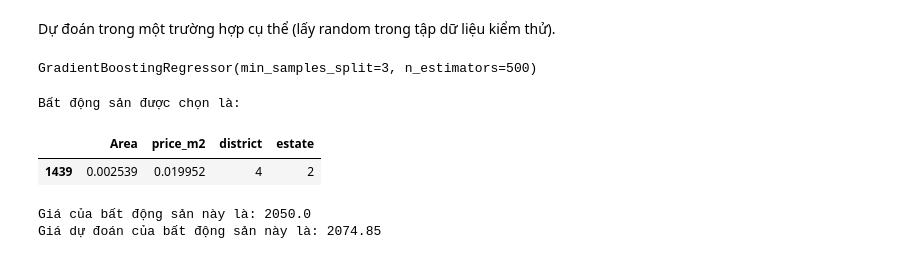
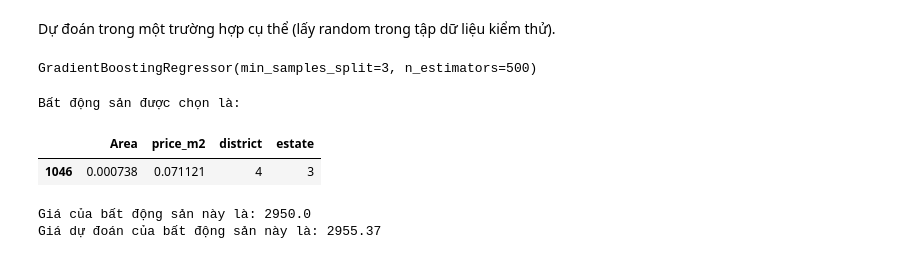
Before and after one commit to jthanh8144/FinalEssayDataScience, a Jupyter notebook: main.ipynb, the cells around one changed output. Drawn from its saved outputs; the diff is of its cells as text; code cells hidden in the pictures.

```diff
--- a/main.ipynb
+++ b/main.ipynb
@@ -617,20 +617,20 @@ model_case.fit(standard_x_train, standard_y_train)
 # %% [output]
 GradientBoostingRegressor(min_samples_split=3, n_estimators=500)
 # %%
-random_index = random.randint(0, standard_x_train.shape[0])
-row_selected = standard_x_train.iloc[[random_index]]
+random_index = random.randint(0, standard_x_test.shape[0])
+row_selected = standard_x_test.iloc[[random_index]]
 x_case = row_selected.values.tolist()
-y_case = standard_y_train.iloc[[random_index]].values.tolist()[0]
+y_case = standard_y_test.iloc[[random_index]].values.tolist()[0]
 
 y_pred = model_case.predict(x_case)[0]
 
 print('Bất động sản được chọn là:')
 display(row_selected)
 print('Giá của bất động sản này là:', y_case)
 print('Giá dự đoán của bất động sản này là:', round(y_pred, 2))
 # %% [output]
 Bất động sản được chọn là:
 |  | Area | price_m2 | district | estate |
-| 1439 | 0.002539 | 0.019952 | 4 | 2 |
+| 1046 | 0.000738 | 0.071121 | 4 | 3 |
-Giá của bất động sản này là: 2050.0
-Giá dự đoán của bất động sản này là: 2074.85
+Giá của bất động sản này là: 2950.0
+Giá dự đoán của bất động sản này là: 2955.37
```
Also changed, not shown: parts of 4 cells of this notebook.
